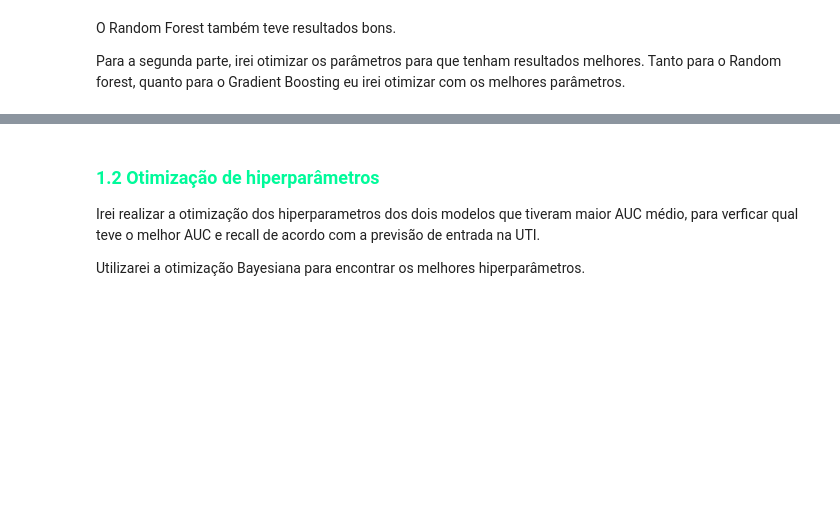
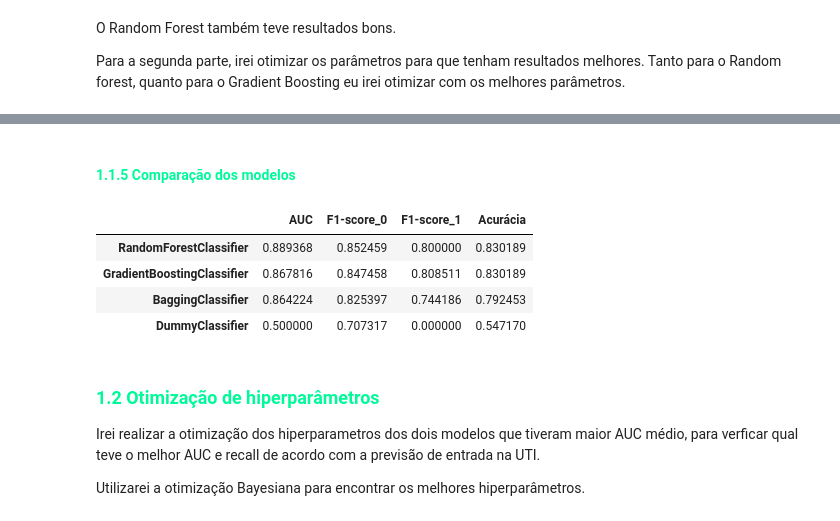
Before and after one commit to FranciscoFoz/Projeto_Final_Bootcamp_Data_Science_Alura, a Jupyter notebook: Notebooks/Desenvolvimento_do_modelo.ipynb, the cells around one changed output, grey strips where cells are left out. Saved outputs shown, nothing was run; the diff lists cells and outputs as text; code cells hidden in the pictures; blank space fills up the shorter version.

```diff
--- a/Notebooks/Desenvolvimento_do_modelo.ipynb
+++ b/Notebooks/Desenvolvimento_do_modelo.ipynb
@@ -152,5 +167,6 @@ Farei as mesmas etapas para os os próximos dois algoritmos.
 # %%
 modelo_gradient_boosting = GradientBoostingClassifier()
 # %%
-f.roda_modelo(modelo_gradient_boosting,dados)
+gradient_boosting = f.roda_modelo(modelo_gradient_boosting,dados,'GradientBoostingClassifier')
+gradient_boosting
 # %% [output]
@@ -183,5 +190,6 @@ Seguirei com as etapas já aplicadas nos modelos anteriores.
 # %%
 modelo_random_forest = RandomForestClassifier()
 # %%
-f.roda_modelo(modelo_random_forest,dados)
+random_forest = f.roda_modelo(modelo_random_forest,dados,'RandomForestClassifier')
+random_forest
 # %% [output]
@@ -213,3 +228,14 @@ Tanto para o Random forest, quanto para o Gradient Boosting eu irei otimizar com
+# %% [markdown]
+#### <font color= MediumSpringGreen> 1.1.5  Comparação dos modelos
+# %%
+tabela_metricas = pd.concat([bagging,gradient_boosting,random_forest,dummy]).sort_values(by=['AUC','F1-score_0'],ascending=False)
+tabela_metricas
+# %% [output]
+|  | AUC | F1-score_0 | F1-score_1 | Acurácia |
+| RandomForestClassifier | 0.889368 | 0.852459 | 0.800000 | 0.830189 |
+| GradientBoostingClassifier | 0.867816 | 0.847458 | 0.808511 | 0.830189 |
+| BaggingClassifier | 0.864224 | 0.825397 | 0.744186 | 0.792453 |
+| DummyClassifier | 0.500000 | 0.707317 | 0.000000 | 0.547170 |
 # %% [markdown]
 ### <font color= MediumSpringGreen> 1.2 Otimização de hiperparâmetros
 
```
Also changed, not shown: parts of 18 cells of this notebook.
